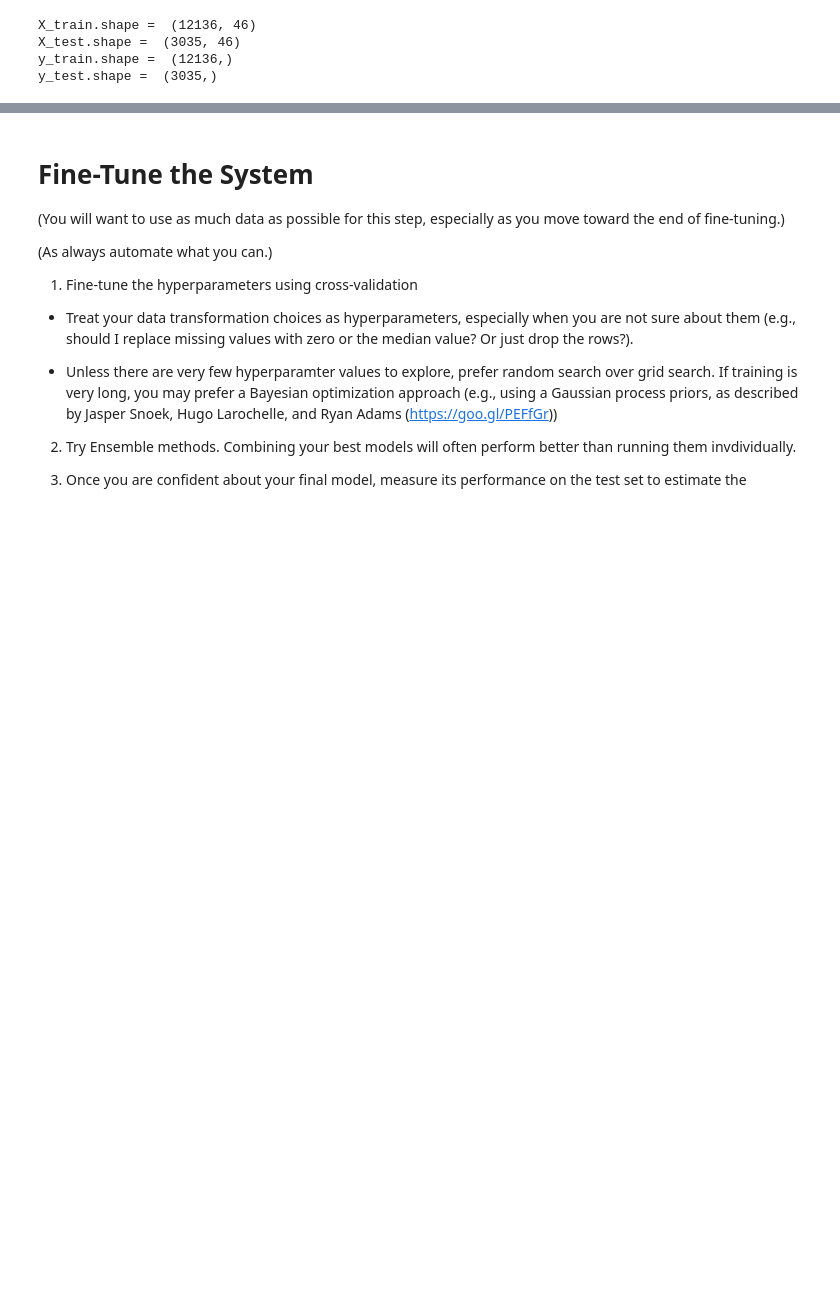
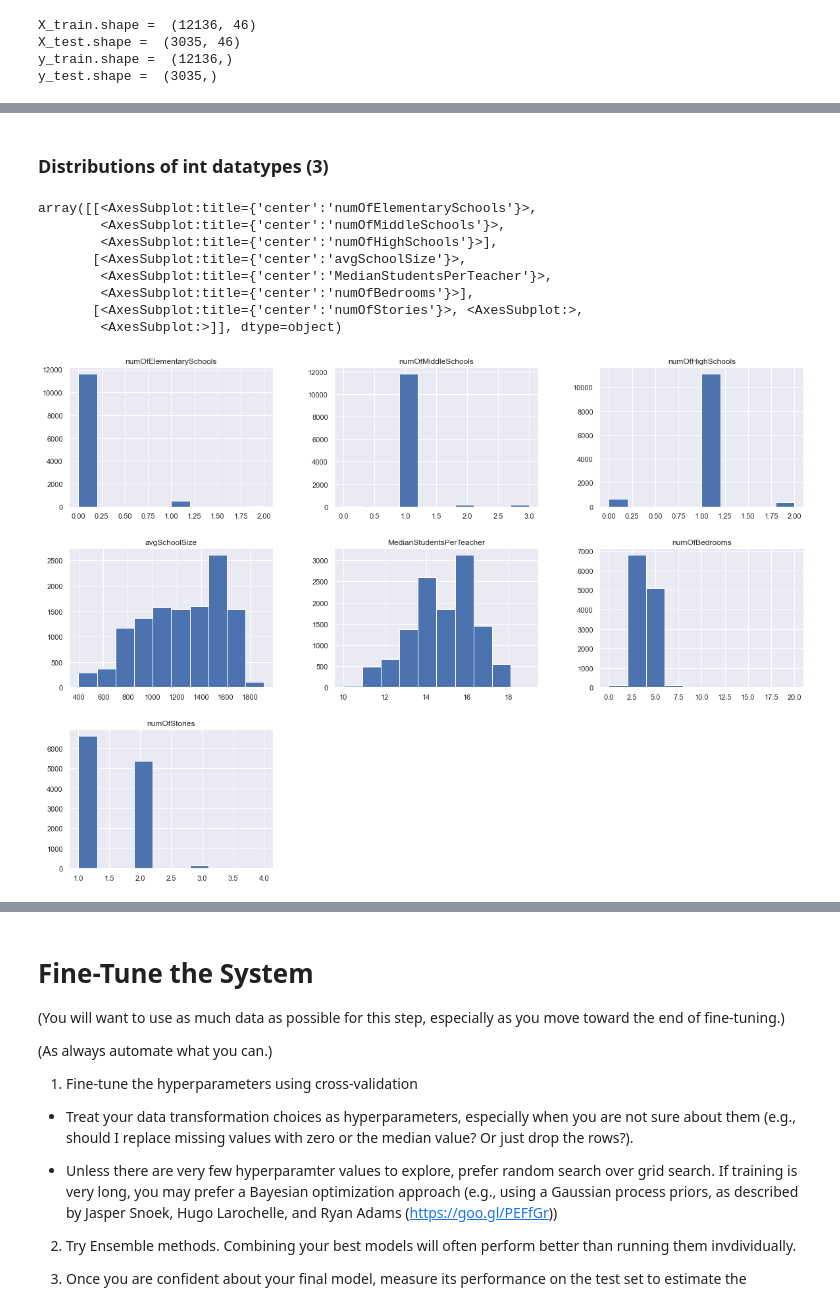
Before and after one commit to OscarKodes/100-Days-of-Data-Projects, a Jupyter notebook: 4-Texas_Housing_Prices/Texas Housing Prices.ipynb, the cells around one changed output, grey strips where cells are left out. Saved outputs shown, nothing was run; the diff lists cells and outputs as text; code cells hidden in the pictures; blank space fills up the shorter version.

```diff
--- a/4-Texas_Housing_Prices/Texas Housing Prices.ipynb
+++ b/4-Texas_Housing_Prices/Texas Housing Prices.ipynb
@@ -103,0 +210,18 @@ y_test.shape =  (3035,)
+# %% [markdown]
+### Distributions of int datatypes (3)
+# %%
+# filter and select columns to visualize
+columns = X_train.select_dtypes("int").columns[18:27]
+
+# histogram of all selected columns
+X_train[columns].hist(figsize=(20,14))
+# %% [output]
+array([[<AxesSubplot:title={'center':'numOfElementarySchools'}>,
+        <AxesSubplot:title={'center':'numOfMiddleSchools'}>,
+        <AxesSubplot:title={'center':'numOfHighSchools'}>],
+       [<AxesSubplot:title={'center':'avgSchoolSize'}>,
+        <AxesSubplot:title={'center':'MedianStudentsPerTeacher'}>,
+        <AxesSubplot:title={'center':'numOfBedrooms'}>],
+       [<AxesSubplot:title={'center':'numOfStories'}>, <AxesSubplot:>,
+        <AxesSubplot:>]], dtype=object)
+[figure, added]
```
Also changed, not shown: parts of 55 cells of this notebook.
